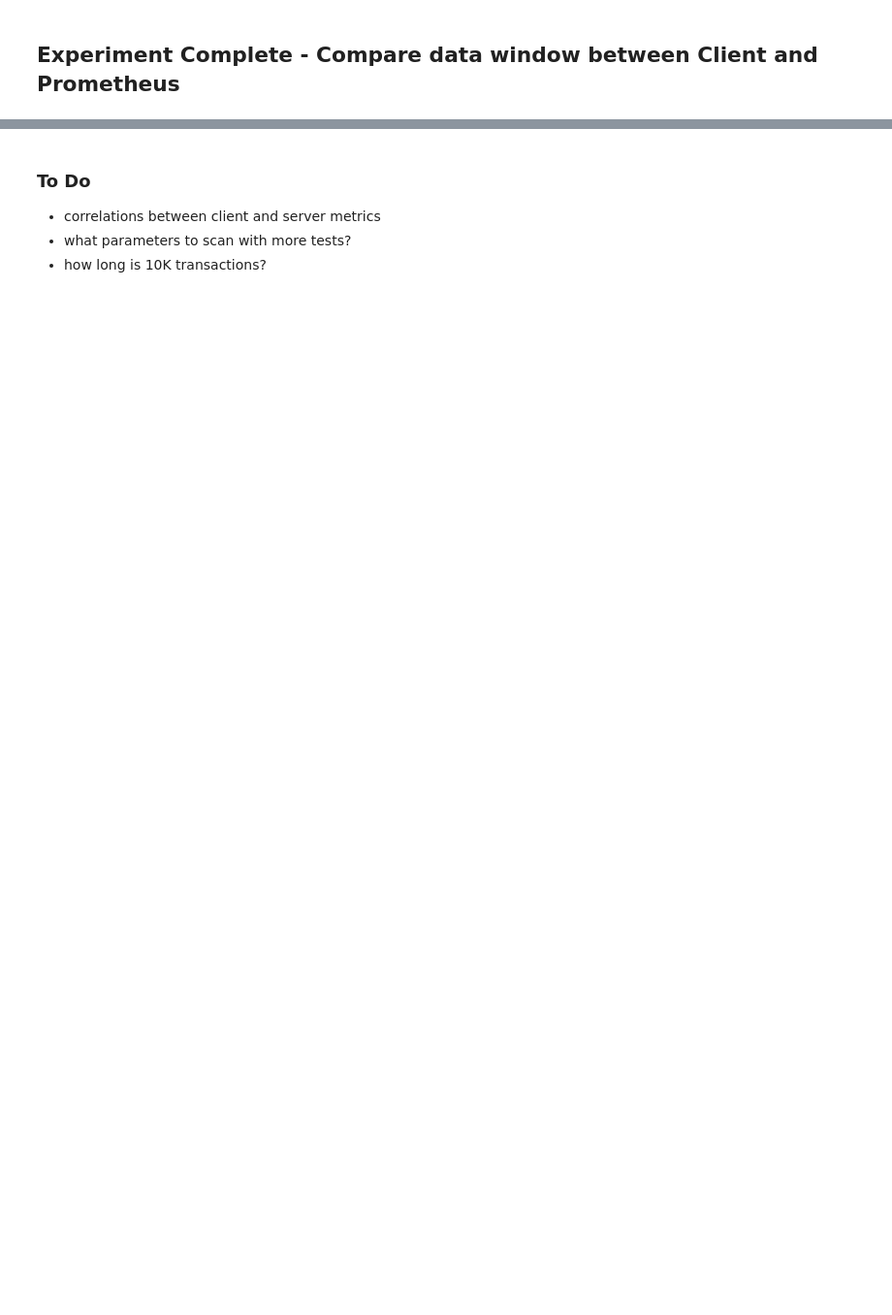
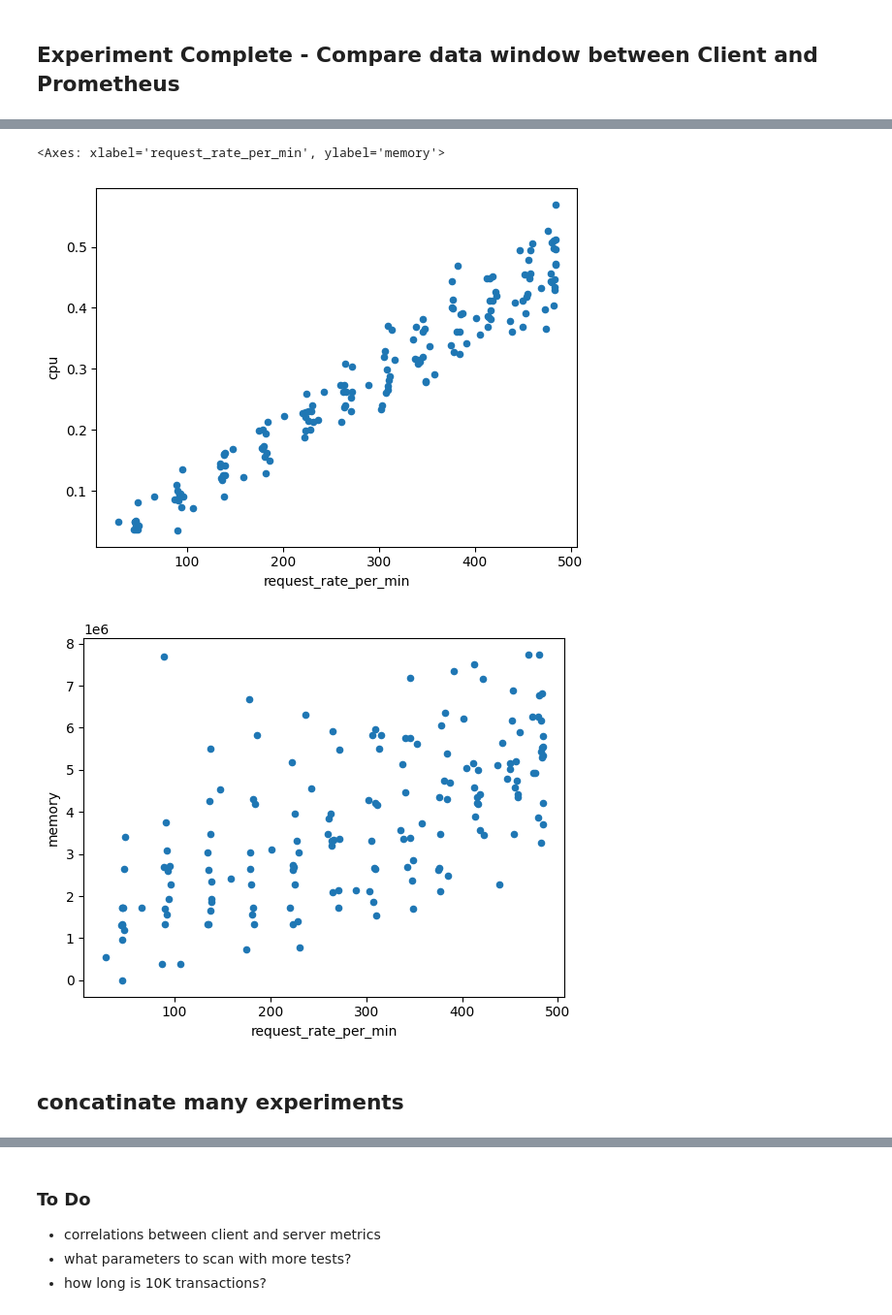
Before and after one commit to DrSkippy/Deploy-ML-Models, a Jupyter notebook: LoadFlaskDeploy/notebooks/EDA.ipynb, the cells around one changed output, grey strips where cells are left out. Shown at 97% size. Saved outputs shown, nothing was run; the diff lists cells and outputs as text; code cells hidden in the pictures; blank space fills up the shorter version.

```diff
--- a/LoadFlaskDeploy/notebooks/EDA.ipynb
+++ b/LoadFlaskDeploy/notebooks/EDA.ipynb
@@ -154,0 +132,3 @@ util.plot_pod_metrics(result)
+# %%
+df = util.combined_data_set(current_experiment)
+df.head(10)
@@ -154,0 +148,9 @@ util.plot_pod_metrics(result)
+# %%
+df.plot.scatter(x="request_rate_per_min",y="cpu")
+df.plot.scatter(x="request_rate_per_min",y="memory")
+# %% [output]
+<Axes: xlabel='request_rate_per_min', ylabel='memory'>
+[figure, added]
+[figure, added]
+# %% [markdown]
+## concatinate many experiments
```
Also changed, not shown: parts of 16 cells of this notebook, 7 other files.
